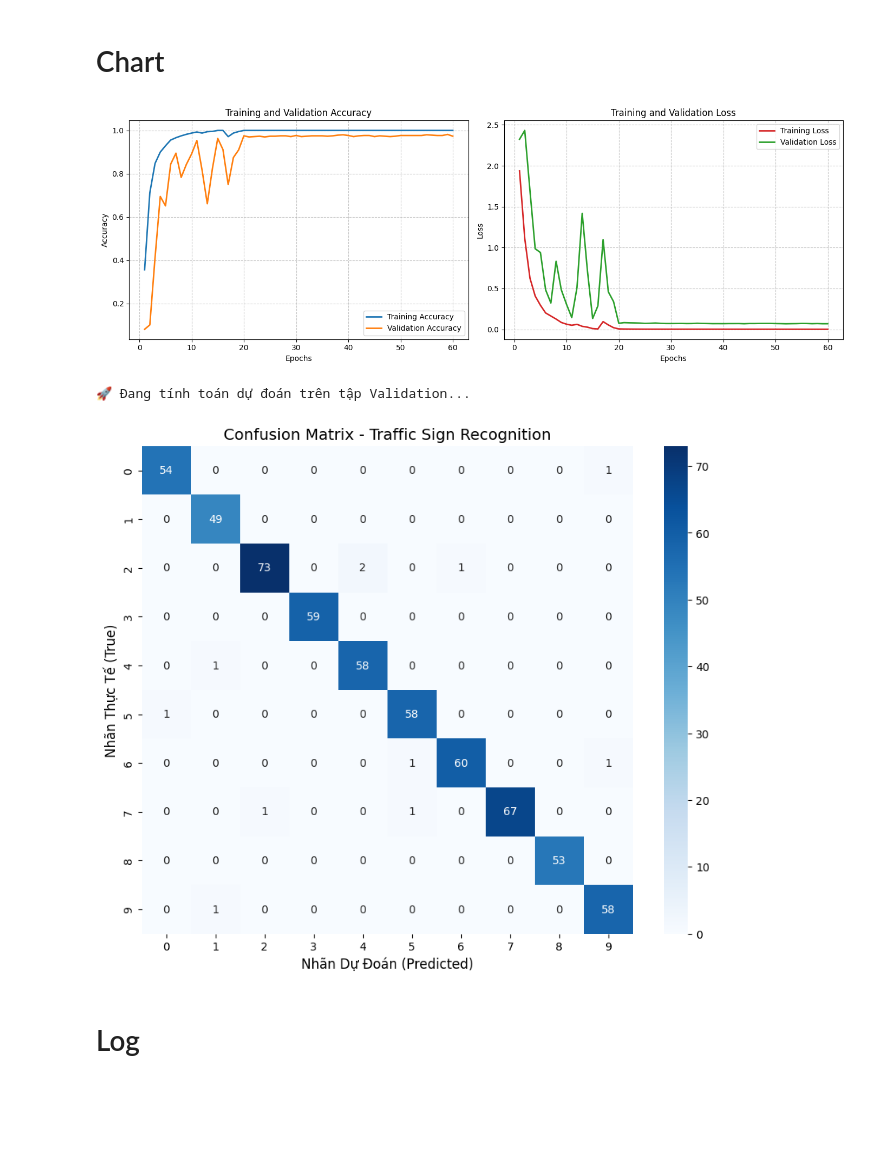
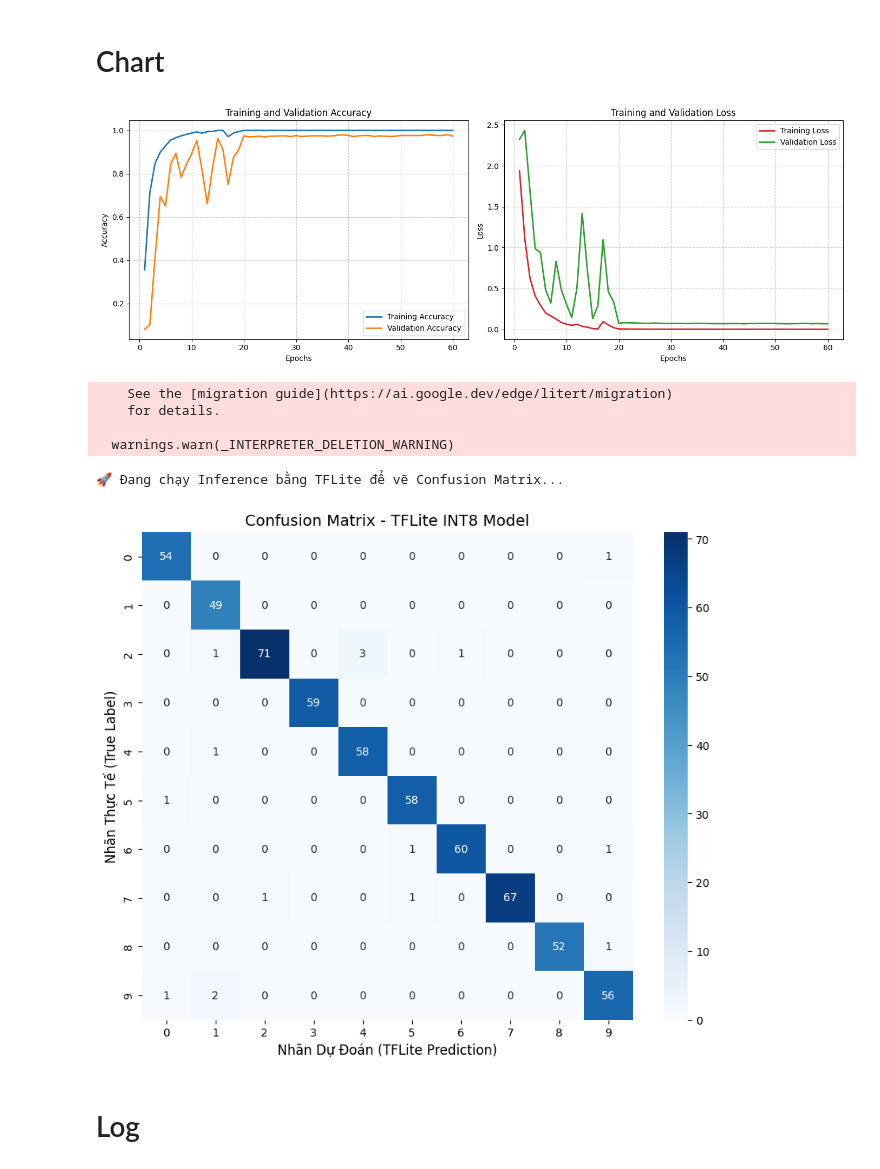
Before and after one commit to Jackxeid/Traffic-Sign-Recognition---ESP32-S3, a Jupyter notebook: tfmot/test.ipynb, the cells around one changed output. Drawn from its saved outputs; the diff is of its cells as text; code cells hidden in the pictures; blank space fills up the shorter version.

```diff
--- a/tfmot/test.ipynb
+++ b/tfmot/test.ipynb
@@ -388,51 +387,73 @@ def plot_training_results(history):
     plt.subplot(1, 2, 2)
     plt.plot(epochs_range, loss, label='Training Loss', color='#d62728', linewidth=2)
     plt.plot(epochs_range, val_loss, label='Validation Loss', color='#2ca02c', linewidth=2)
     plt.title('Training and Validation Loss', fontsize=12)
     plt.xlabel('Epochs')
     plt.ylabel('Loss')
     plt.legend(loc='upper right')
     plt.grid(True, linestyle='--', alpha=0.7)
 
     plt.tight_layout()
     plt.show()
 
 # Gọi hàm ngay sau khi qat_model.fit()
 plot_training_results(history)
 
 
 # ==========================================
 # 2. VẼ CONFUSION MATRIX (MA TRẬN NHẦM LẪN)
 # ==========================================
-print("🚀 Đang tính toán dự đoán trên tập Validation...")
+# 1. Khởi tạo Interpreter từ file TFLite (INT8)
+interpreter = tf.lite.Interpreter(model_path="traffic_sign_FINAL_INT8.tflite")
+interpreter.allocate_tensors()
 
-# Dự đoán nhãn từ qat_model (dùng tập val_ds)
-y_pred = []
-y_true = []
+input_details = interpreter.get_input_details()
+output_details = interpreter.get_output_details()
+input_scale, input_zero_point = input_details[0]['quantization']
 
-# Duyệt qua từng batch trong val_ds để lấy nhãn thật và nhãn dự đoán
-for images, labels in val_ds:
-    preds = qat_model.predict(images, verbose=0)
-    y_pred.extend(np.argmax(preds, axis=1))
-    y_true.extend(labels.numpy())
+y_true_tflite = []
+y_pred_tflite = []
 
-# Tính Confusion Matrix
-cm = confusion_matrix(y_true, y_pred)
+print("🚀 Đang chạy Inference bằng TFLite để vẽ Confusion Matrix...")
 
-# Vẽ biểu đồ nhiệt Heatmap
+# 2. Duyệt qua tập Validation
+for images, labels in val_ds.unbatch():
+    # Lấy ảnh và nhãn thực tế
+    img_array = images.numpy()
+
+    # TIỀN XỬ LÝ: Ép float (0-1) sang INT8 (Phải khớp với file TFLite)
+    input_data = (img_array / input_scale + input_zero_point).astype(np.int8)
+    input_data = np.expand_dims(input_data, axis=0)
+
+    # CHẠY INFERENCE TFLITE
+    interpreter.set_tensor(input_details[0]['index'], input_data)
+    interpreter.invoke()
+    output_data = interpreter.get_tensor(output_details[0]['index'])[0]
+
+    # Lưu kết quả
+    y_pred_tflite.append(np.argmax(output_data))
+    y_true_tflite.append(labels.numpy())
+
+# 3. VẼ BIỂU ĐỒ
+cm_tflite = confusion_matrix(y_true_tflite, y_pred_tflite)
+
 plt.figure(figsize=(10, 8))
-sns.heatmap(cm, annot=True, fmt='d', cmap='Blues',
+sns.heatmap(cm_tflite, annot=True, fmt='d', cmap='Blues', # Đổi sang màu xanh lá để phân biệt
             xticklabels=range(NUM_CLASSES),
             yticklabels=range(NUM_CLASSES))
 
-plt.title('Confusion Matrix - Traffic Sign Recognition', fontsize=14)
-plt.xlabel('Nhãn Dự Đoán (Predicted)', fontsize=12)
-plt.ylabel('Nhãn Thực Tế (True)', fontsize=12)
+plt.title('Confusion Matrix - TFLite INT8 Model', fontsize=14)
+plt.xlabel('Nhãn Dự Đoán (TFLite Prediction)', fontsize=12)
+plt.ylabel('Nhãn Thực Tế (True Label)', fontsize=12)
 plt.show()
 # %% [output]
 [figure]
-🚀 Đang tính toán dự đoán trên tập Validation...
+    See the [migration guide](https://ai.google.dev/edge/litert/migration)
+    for details.
+
+  warnings.warn(_INTERPRETER_DELETION_WARNING)
+🚀 Đang chạy Inference bằng TFLite để vẽ Confusion Matrix...
-[figure, old version]
+[figure, new version]
 # %% [markdown]
 # Log
 # %%
```
Also changed, not shown: parts of 1 cell of this notebook.
